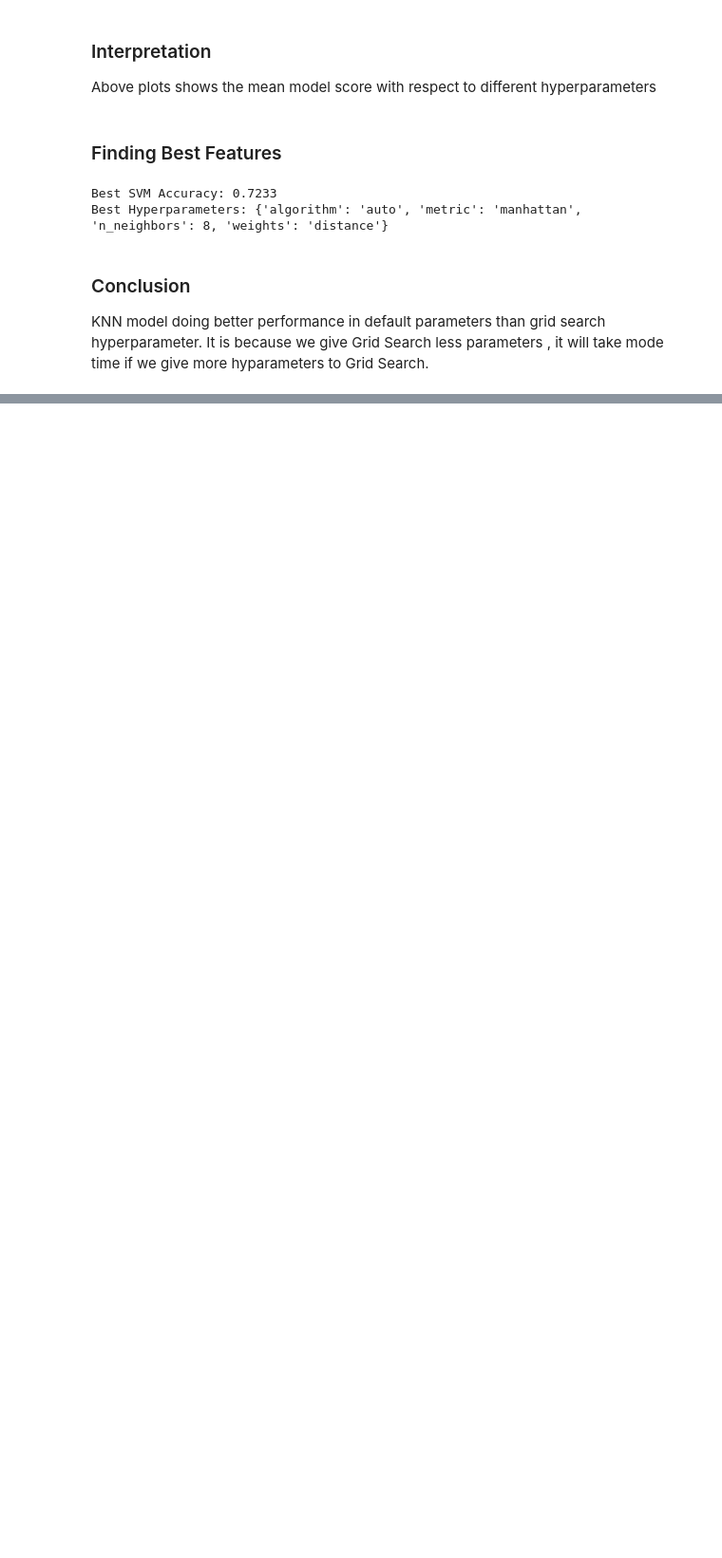
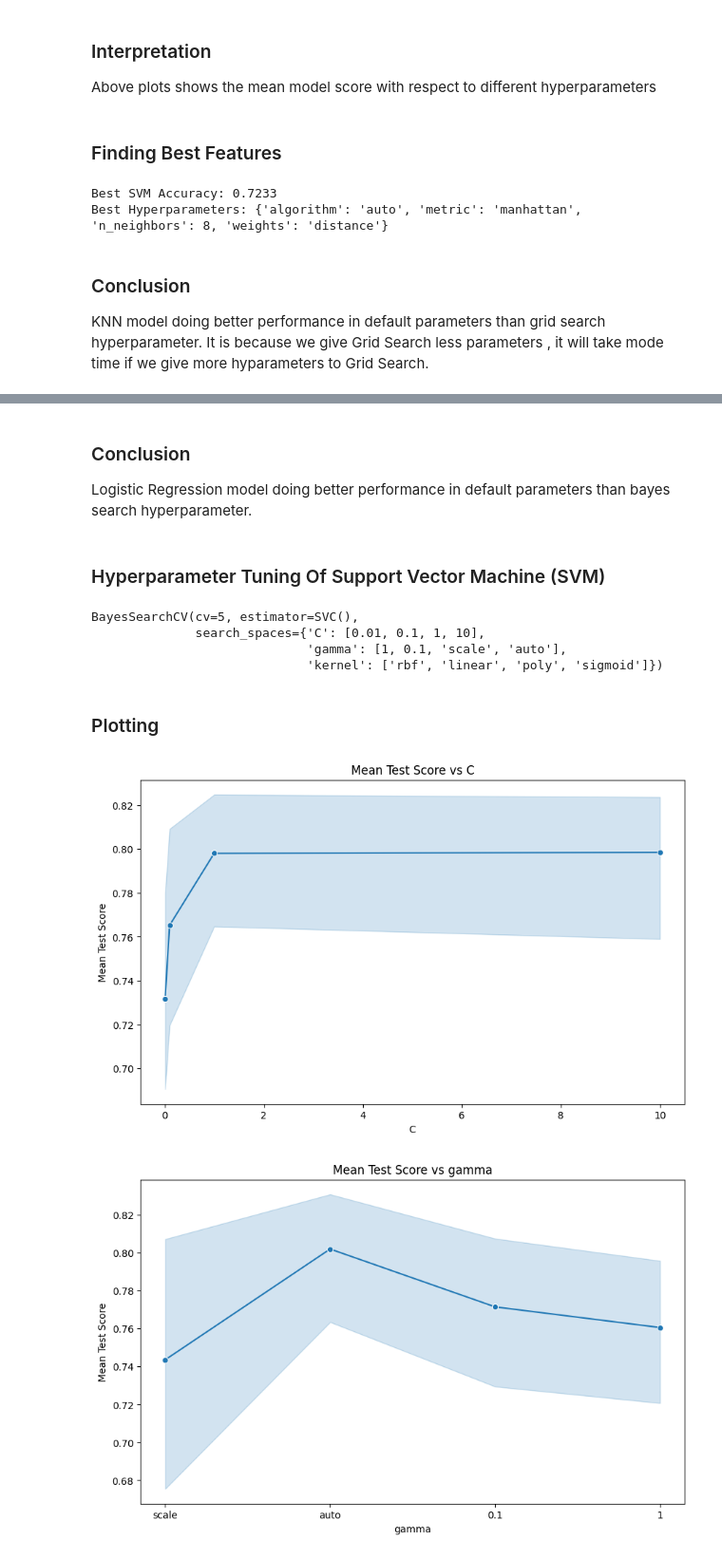
Before and after one commit to AbdullahHasan0/Data-Science-Group-2---BWF---Abdullah-Hasan, a Jupyter notebook: Task 29/Task 29.ipynb, the cells around one changed output, grey strips where cells are left out. Shown at 95% size. Drawn from its saved outputs; the diff is of its cells as text; code cells hidden in the pictures; blank space fills up the shorter version.

```diff
--- a/Task 29/Task 29.ipynb
+++ b/Task 29/Task 29.ipynb
@@ -748,0 +811,42 @@ KNN model doing better performance in default parameters than grid search hyperp
+# %% [markdown]
+
+### Conclusion
+
+Logistic Regression model doing better performance in default parameters than bayes search hyperparameter.
+# %% [markdown]
+<h3>Hyperparameter Tuning Of Support Vector Machine (SVM)</h3>
+# %%
+
+SVMparameter_bayes = {
+
+    'C': [ 0.01, 0.1, 1, 10],
+    'gamma': [1, 0.1,'scale','auto'],
+    'kernel': ['rbf', 'linear', 'poly','sigmoid'],
+}
+
+svmBayes = BayesSearchCV(estimator=defaultSVMModel , search_spaces=SVMparameter_bayes, cv = 5)
+svmBayes.fit(X_train,y_train)
+# %% [output]
+BayesSearchCV(cv=5, estimator=SVC(),
+              search_spaces={'C': [0.01, 0.1, 1, 10],
+                             'gamma': [1, 0.1, 'scale', 'auto'],
+                             'kernel': ['rbf', 'linear', 'poly', 'sigmoid']})
+# %% [markdown]
+### Plotting
+# %%
+
+results_svm = pd.DataFrame(svmBayes.cv_results_)
+
+# since hyperparameter 'gamma' have 2 numeric values (1,0.1) and two categorical values ('scale' , 'auto'). we convert the whole into string
+
+results_svm['param_gamma'] = results_svm['param_gamma'].astype(str)
+
+# Plotting for All the parameters one by one
+
+
+plot_hyperparameter(results_svm,'C')
+plot_hyperparameter(results_svm,'gamma')
+plot_hyperparameter(results_svm,'kernel')
+# %% [output]
+[figure, added]
+[figure, added]
```
Also changed, not shown: parts of 21 cells of this notebook.
